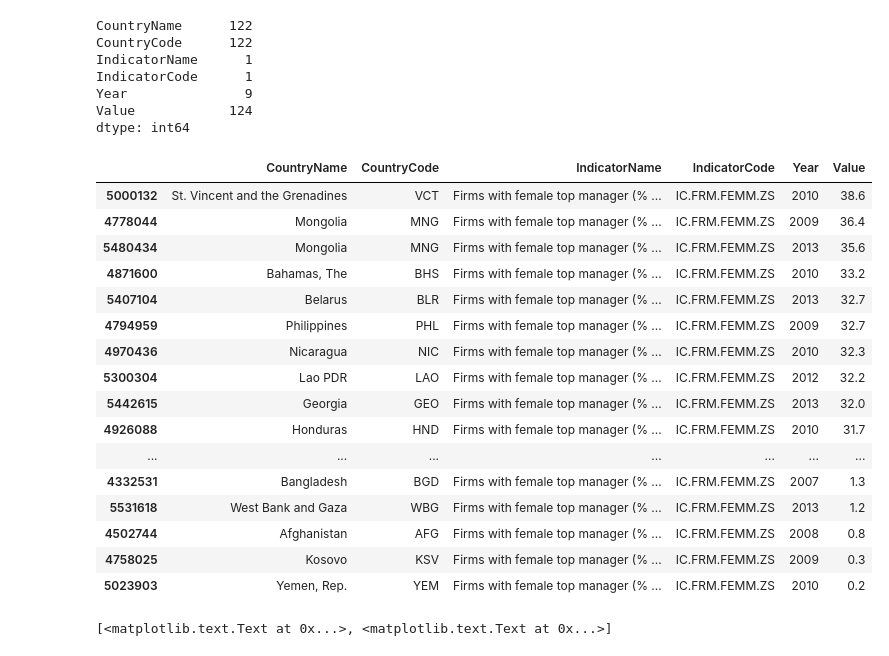
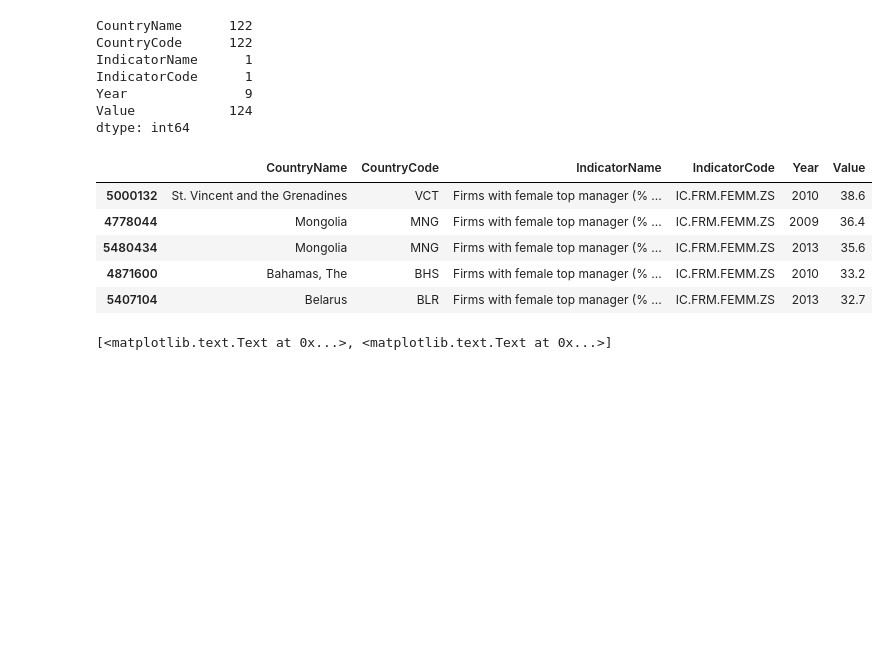
Before and after one commit to capac/WorldDevelopment, a Jupyter notebook: changes-in-companies-run-by-women.ipynb, the cells around one changed output. Saved outputs shown, nothing was run; the diff lists cells and outputs as text; code cells hidden in the pictures; blank space fills up the shorter version.

```diff
--- a/changes-in-companies-run-by-women.ipynb
+++ b/changes-in-companies-run-by-women.ipynb
@@ -210,25 +194,14 @@ dtype: int64
 # %%
 df_firms_with_female_managers_sorted = df_firms_with_female_managers.sort_values('Value', ascending=False)
 # %%
-df_firms_with_female_managers_sorted
+df_firms_with_female_managers_sorted.head()
 # %% [output]
 |  | CountryName | CountryCode | IndicatorName | IndicatorCode | Year | Value |
 | 5000132 | St. Vincent and the Grenadines | VCT | Firms with female top manager (% ... | IC.FRM.FEMM.ZS | 2010 | 38.6 |
 | 4778044 | Mongolia | MNG | Firms with female top manager (% ... | IC.FRM.FEMM.ZS | 2009 | 36.4 |
 | 5480434 | Mongolia | MNG | Firms with female top manager (% ... | IC.FRM.FEMM.ZS | 2013 | 35.6 |
 | 4871600 | Bahamas, The | BHS | Firms with female top manager (% ... | IC.FRM.FEMM.ZS | 2010 | 33.2 |
 | 5407104 | Belarus | BLR | Firms with female top manager (% ... | IC.FRM.FEMM.ZS | 2013 | 32.7 |
-| 4794959 | Philippines | PHL | Firms with female top manager (% ... | IC.FRM.FEMM.ZS | 2009 | 32.7 |
-| 4970436 | Nicaragua | NIC | Firms with female top manager (% ... | IC.FRM.FEMM.ZS | 2010 | 32.3 |
-| 5300304 | Lao PDR | LAO | Firms with female top manager (% ... | IC.FRM.FEMM.ZS | 2012 | 32.2 |
-| 5442615 | Georgia | GEO | Firms with female top manager (% ... | IC.FRM.FEMM.ZS | 2013 | 32.0 |
-| 4926088 | Honduras | HND | Firms with female top manager (% ... | IC.FRM.FEMM.ZS | 2010 | 31.7 |
-| ... | ... | ... | ... | ... | ... | ... |
-| 4332531 | Bangladesh | BGD | Firms with female top manager (% ... | IC.FRM.FEMM.ZS | 2007 | 1.3 |
-| 5531618 | West Bank and Gaza | WBG | Firms with female top manager (% ... | IC.FRM.FEMM.ZS | 2013 | 1.2 |
-| 4502744 | Afghanistan | AFG | Firms with female top manager (% ... | IC.FRM.FEMM.ZS | 2008 | 0.8 |
-| 4758025 | Kosovo | KSV | Firms with female top manager (% ... | IC.FRM.FEMM.ZS | 2009 | 0.3 |
-| 5023903 | Yemen, Rep. | YEM | Firms with female top manager (% ... | IC.FRM.FEMM.ZS | 2010 | 0.2 |
 # %%
 plt.figure(figsize=(20, 40))
 sns.set(font_scale=1.9)
```
Also changed, not shown: parts of 7 cells of this notebook.
